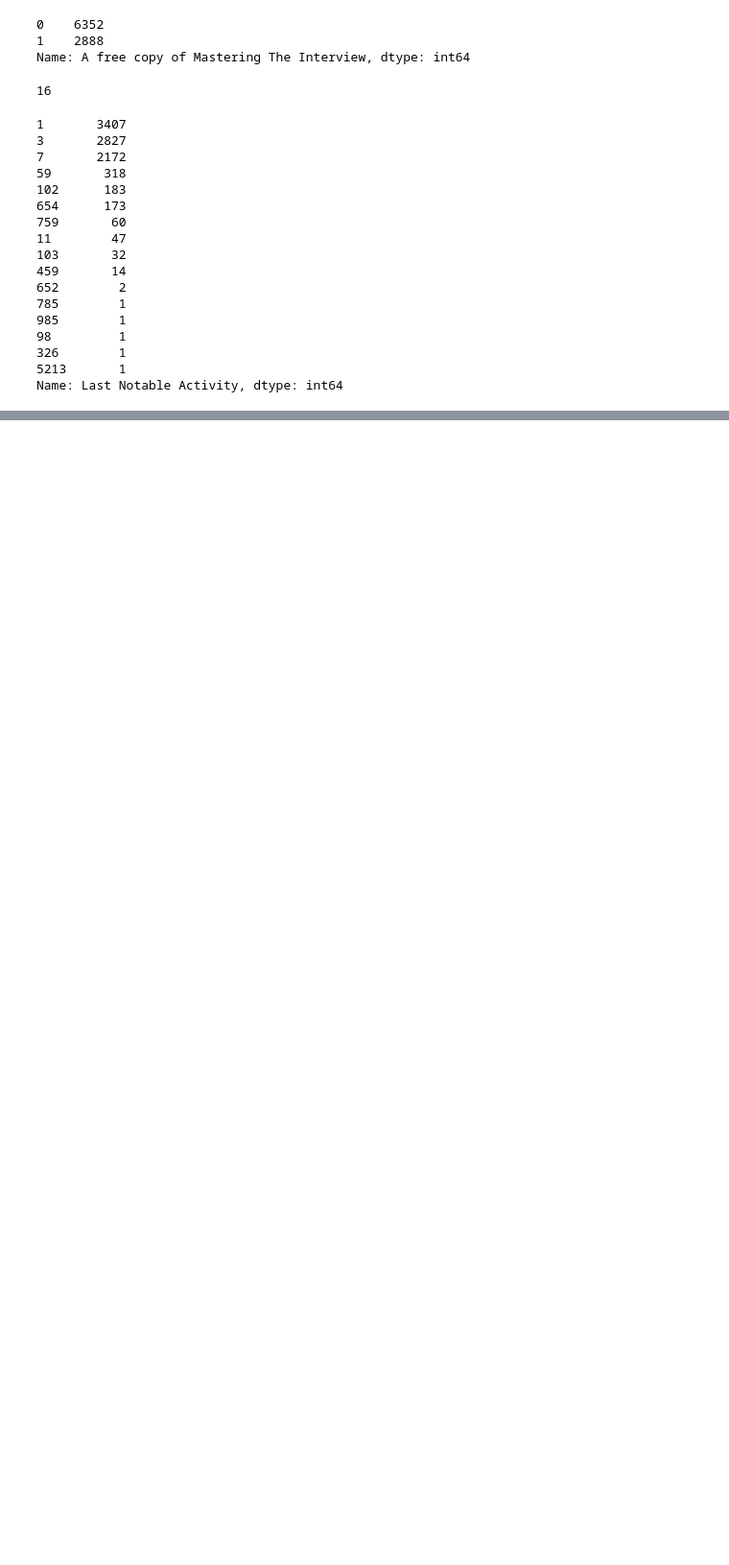
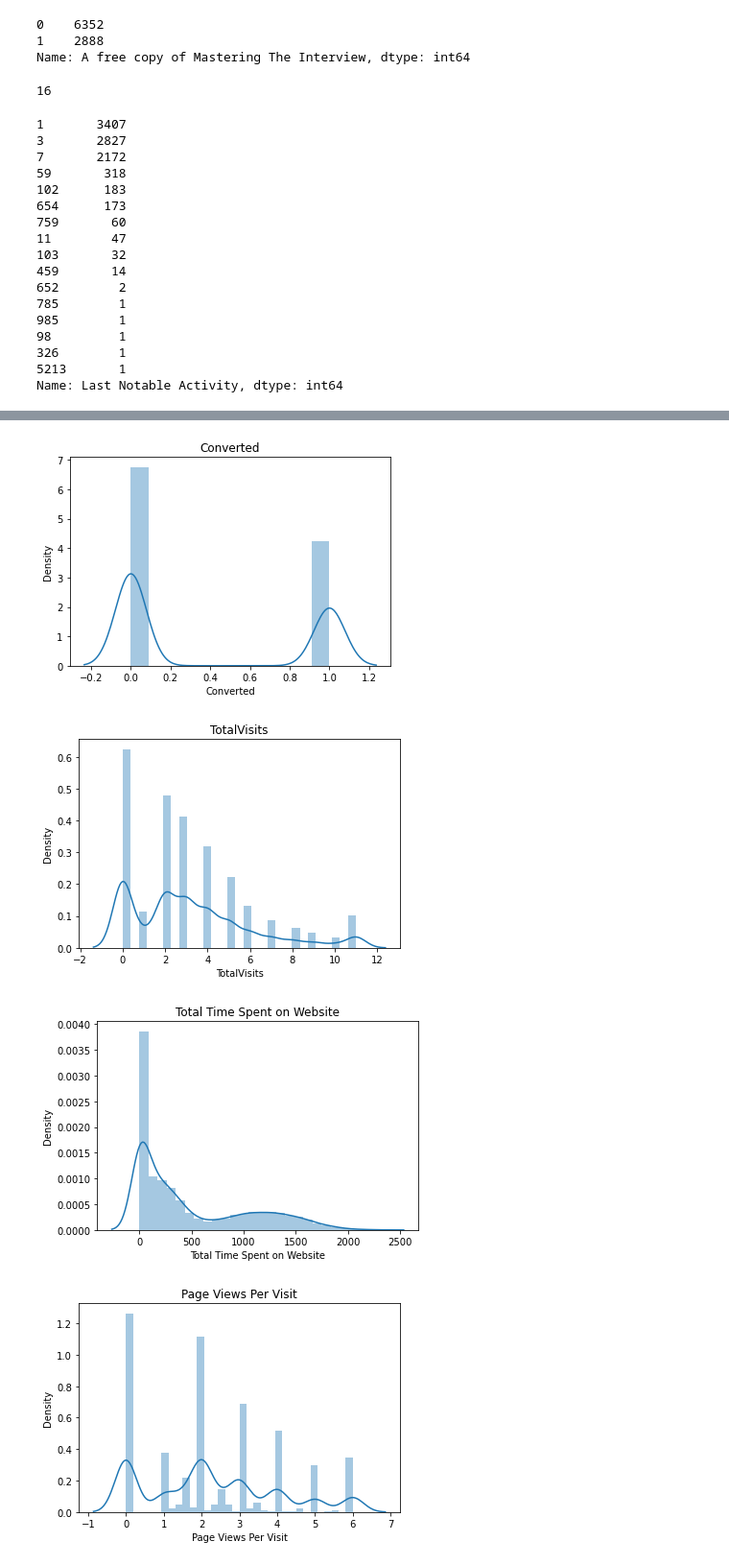
Before and after one commit to deepakjeff2/data-cleaning, a Jupyter notebook: Leads_EDA .ipynb, the cells around one changed output, grey strips where cells are left out. Shown: that part at 96% size. Saved outputs shown, nothing was run; the diff lists cells and outputs as text; code cells hidden in the pictures; blank space fills up the shorter version.

```diff
--- a/Leads_EDA (1).ipynb
+++ b/Leads_EDA .ipynb
@@ -880,4 +868,0 @@ plt.show()
-# %%
-df['TotalVisits'] =1/ (df['TotalVisits']+2)
-sns.distplot(df['TotalVisits'])
-plt.show()
@@ -901,4 +868,0 @@ plt.show()
-# %%
-df['Total Time Spent on Website'] = np.log(df['Total Time Spent on Website']+1)
-sns.distplot(df['Total Time Spent on Website'])
-plt.show()
@@ -919,0 +869,5 @@ plt.show()
+# %%
+cat_col = [col for col in df.columns if df[col].dtypes == object]
+num_col = [col for col in df.columns if df[col].dtypes != object]
+print(cat_col)
+print(num_col)
@@ -1213,4 +1173,12 @@ df.describe()
 | 75% | 1.000000 | 1.000000 | 0.000000 | 0.000000 | 0.000000 | 7.000000 | 1.000000 | ... |
 | max | 1.000000 | 1.000000 | 1.000000 | 1.000000 | 1.000000 | 5213.000000 | 1.000000 | ... |
 # %%
-df.to_csv('deepak_leads_EDA.csv')
+for col in num_col:
+    sns.distplot(df[col])
+    plt.title(col)
+    plt.show()
+# %% [output]
+[figure, added]
+[figure, added]
+[figure, added]
+[figure, added]
```
Also changed, not shown: parts of 34 cells of this notebook.
